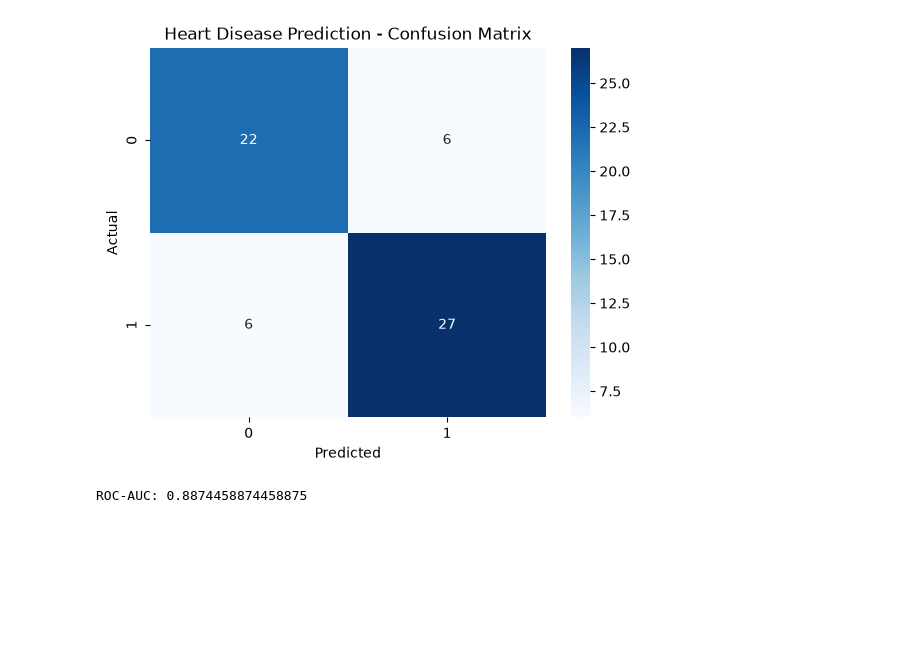
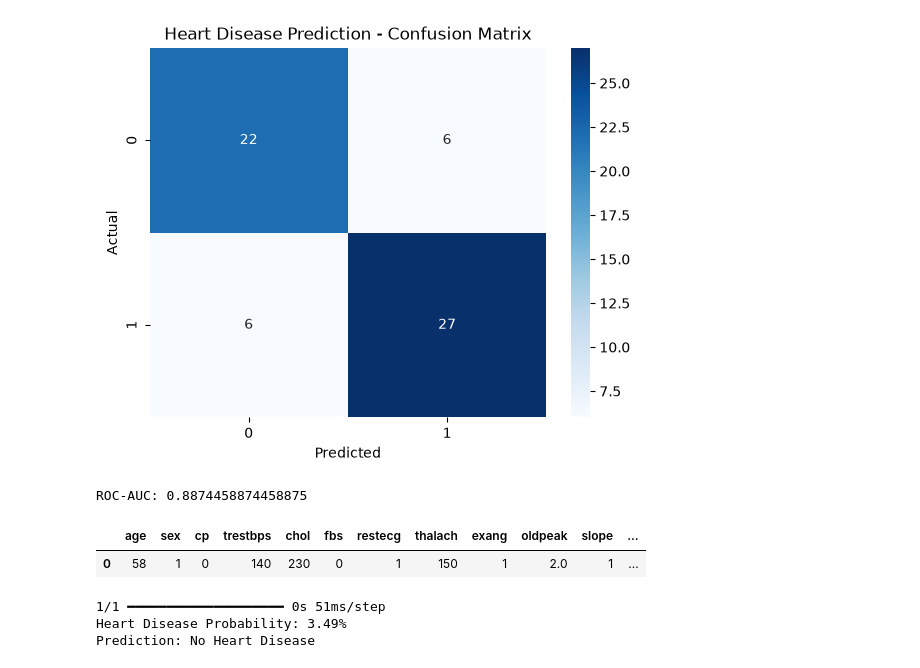
Before and after one commit to shazif2004/Heart-Disease-Prediction-using-ANN, a Jupyter notebook: Heart Disease Prediction.ipynb, the cells around one changed output. Saved outputs shown, nothing was run; the diff lists cells and outputs as text; code cells hidden in the pictures; blank space fills up the shorter version.

```diff
--- a/Heart Disease Prediction.ipynb
+++ b/Heart Disease Prediction.ipynb
@@ -292,3 +292,45 @@ auc = roc_auc_score(
 print("ROC-AUC:", auc)
 # %% [output]
 ROC-AUC: 0.8874458874458875
+# %%
+# New patient information
+new_patient = pd.DataFrame([{
+    "age": 58,
+    "sex": 1,
+    "cp": 0,
+    "trestbps": 140,
+    "chol": 230,
+    "fbs": 0,
+    "restecg": 1,
+    "thalach": 150,
+    "exang": 1,
+    "oldpeak": 2.0,
+    "slope": 1,
+    "ca": 1,
+    "thal": 2
+}])
+
+new_patient
+# %% [output]
+|  | age | sex | cp | trestbps | chol | fbs | restecg | thalach | exang | oldpeak | slope | ... |
+| 0 | 58 | 1 | 0 | 140 | 230 | 0 | 1 | 150 | 1 | 2.0 | 1 | ... |
+# %%
+
+new_patient_processed = preprocessor.transform(new_patient)
+
+# Predict probability
+probability = model.predict(new_patient_processed)[0][0]
+
+# Convert probability to class
+prediction = 1 if probability >= 0.5 else 0
+
+print(f"Heart Disease Probability: {probability * 100:.2f}%")
+
+if prediction == 1:
+    print("Prediction: Heart Disease")
+else:
+    print("Prediction: No Heart Disease")
+# %% [output]
+1/1 ━━━━━━━━━━━━━━━━━━━━ 0s 51ms/step
+Heart Disease Probability: 3.49%
+Prediction: No Heart Disease
```
Also changed, not shown: parts of 1 cell of this notebook.
